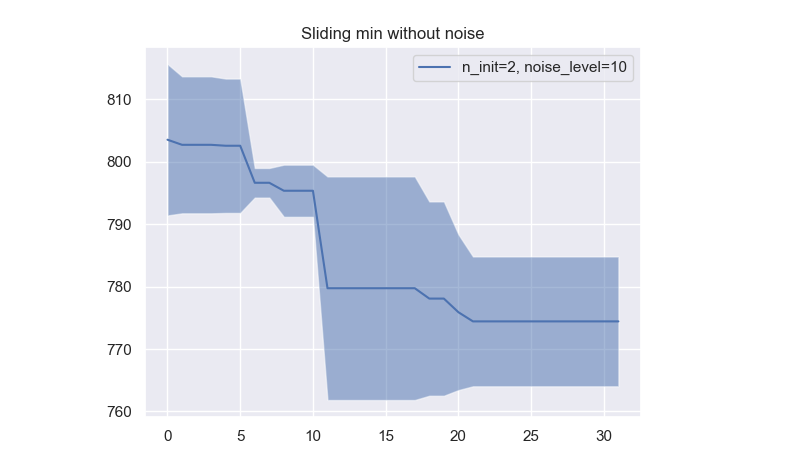
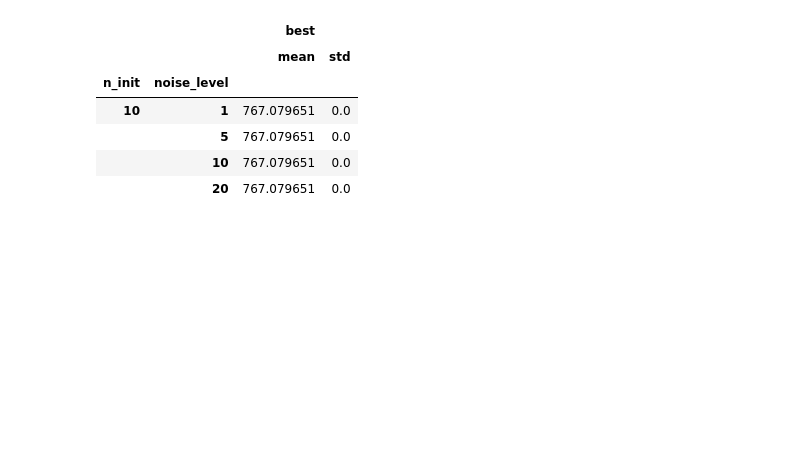
Before and after one commit to AC-BO-Hackathon/project-noisy-nerds, a Jupyter notebook: line_plot.ipynb, the cells around one changed output. Cells and saved outputs as stored; diff of their text form; code cells hidden in the pictures; blank space fills up the shorter version.

```diff
--- a/line_plot.ipynb
+++ b/line_plot.ipynb
@@ -61,29 +73,24 @@ sm_list
 # %%
 
 # slide_min line plot
 import matplotlib.pyplot as plt
 
 df_no_noise = df[df["noise_bool"] == False]
 df_noise = df[df["noise_bool"] == True]
 
 
 
 # # df = df.groupby(["n_init", "noise_level", "noise_bool"]).agg({"min": ["mean", "std"]})
 df_no_noise = df_no_noise.groupby(["n_init", "noise_level"]).agg({"best": ["mean", "std"]})
 df_noise = df_noise.groupby(["n_init", "noise_level"]).agg({"best": ["mean", "std"]})
 
-df_no_noise
-
-fig, ax = plt.subplots()
-
-for idx, row in df_no_noise.iterrows():
-    mean = sm_list[(idx[0], idx[1], False)][0]
-    std = sm_list[(idx[0], idx[1], False)][1]
-    plt.plot(mean, label=f"n_init={idx[0]}, noise_level={idx[1]}")
-    plt.fill_between(range(len(mean)), mean-std, mean+std, alpha=0.5)
-
-plt.legend()
-plt.title("Sliding min without noise")
-plt.show()
+# df_no_noise
+df_noise
 # %% [output]
-[figure, removed]
+|  |  | best |  |
+|  |  | mean | std |
+| n_init | noise_level |  |  |
+| 10 | 1 | 767.079651 | 0.0 |
+|  | 5 | 767.079651 | 0.0 |
+|  | 10 | 767.079651 | 0.0 |
+|  | 20 | 767.079651 | 0.0 |
```
Also changed, not shown: parts of 3 cells of this notebook, 1 other file.
